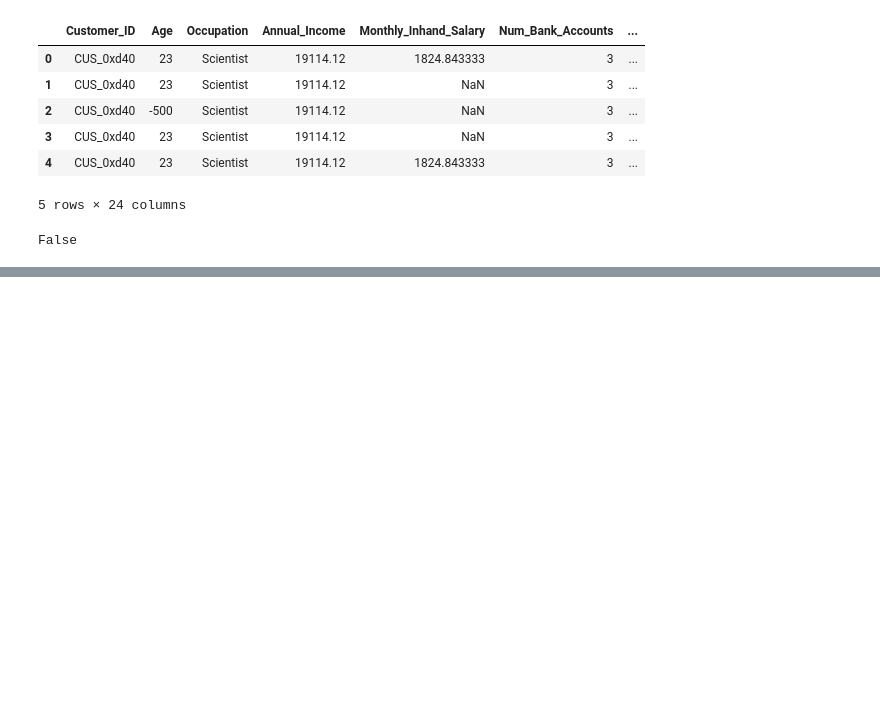
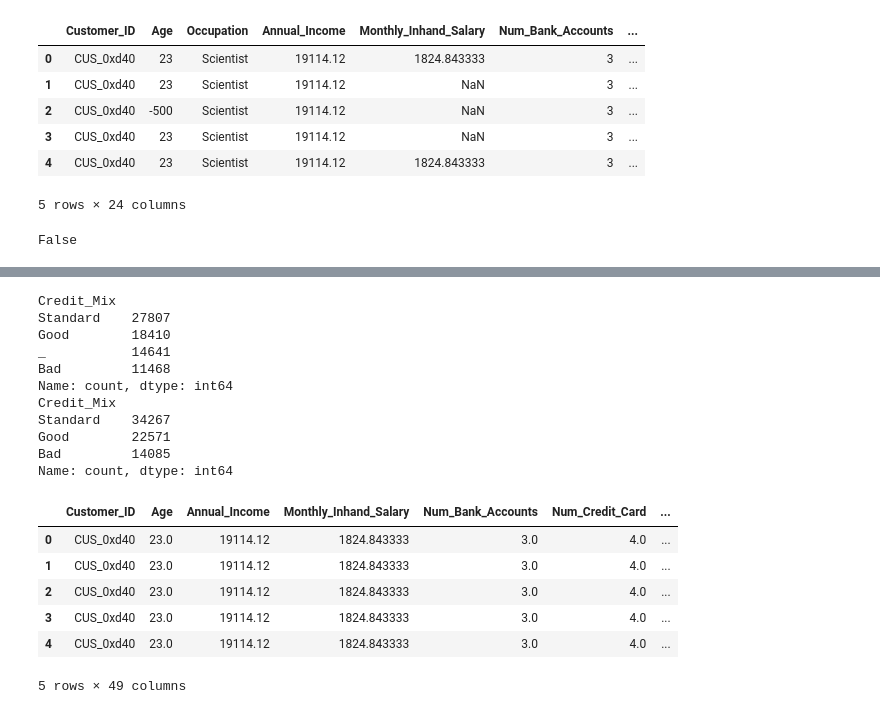
Before and after one commit to AyujVerma/Credit-Score-Classifier, a Jupyter notebook: credit_score.ipynb, the cells around one changed output, grey strips where cells are left out. Drawn from its saved outputs; the diff is of its cells as text; code cells hidden in the pictures; blank space fills up the shorter version.

```diff
--- a/credit_score.ipynb
+++ b/credit_score.ipynb
@@ -493,0 +740,42 @@ print(data["Interest_Rate"].describe())
+# %%
+# Function to replace invalid strings with the mode if valid
+def replace_invalid_with_mode(group, invalid_str):
+    mode_value = group.mode()
+    if mode_value.empty or (mode_value[0] == invalid_str):
+        return pd.Series([None] * len(group))  # Mark group for deletion if no valid mode or mode is invalid
+    return group.replace(invalid_str, mode_value[0])
+# %%
+print(data['Credit_Mix'].value_counts())
+
+grouped_data = data.groupby('Customer_ID')
+data['Credit_Mix'] = grouped_data['Credit_Mix'].transform(lambda x: replace_invalid_with_mode(x, '_'))
+
+data.dropna(subset=['Credit_Mix'], inplace = True)
+
+print(data['Credit_Mix'].value_counts())
+
+# One hot encode:
+occupation_dummies = pd.get_dummies(data['Credit_Mix'], prefix = 'Credit Mix')
+data = pd.concat([data, occupation_dummies], axis = 1)
+data.drop('Credit_Mix', axis = 1, inplace = True)
+
+data.head()
+# %% [output]
+Credit_Mix
+Standard    27807
+Good        18410
+_           14641
+Bad         11468
+Name: count, dtype: int64
+Credit_Mix
+Standard    34267
+Good        22571
+Bad         14085
+Name: count, dtype: int64
+|  | Customer_ID | Age | Annual_Income | Monthly_Inhand_Salary | Num_Bank_Accounts | Num_Credit_Card | ... |
+| 0 | CUS_0xd40 | 23.0 | 19114.12 | 1824.843333 | 3.0 | 4.0 | ... |
+| 1 | CUS_0xd40 | 23.0 | 19114.12 | 1824.843333 | 3.0 | 4.0 | ... |
+| 2 | CUS_0xd40 | 23.0 | 19114.12 | 1824.843333 | 3.0 | 4.0 | ... |
+| 3 | CUS_0xd40 | 23.0 | 19114.12 | 1824.843333 | 3.0 | 4.0 | ... |
+| 4 | CUS_0xd40 | 23.0 | 19114.12 | 1824.843333 | 3.0 | 4.0 | ... |
+5 rows × 49 columns
```
Also changed, not shown: parts of 36 cells of this notebook.
